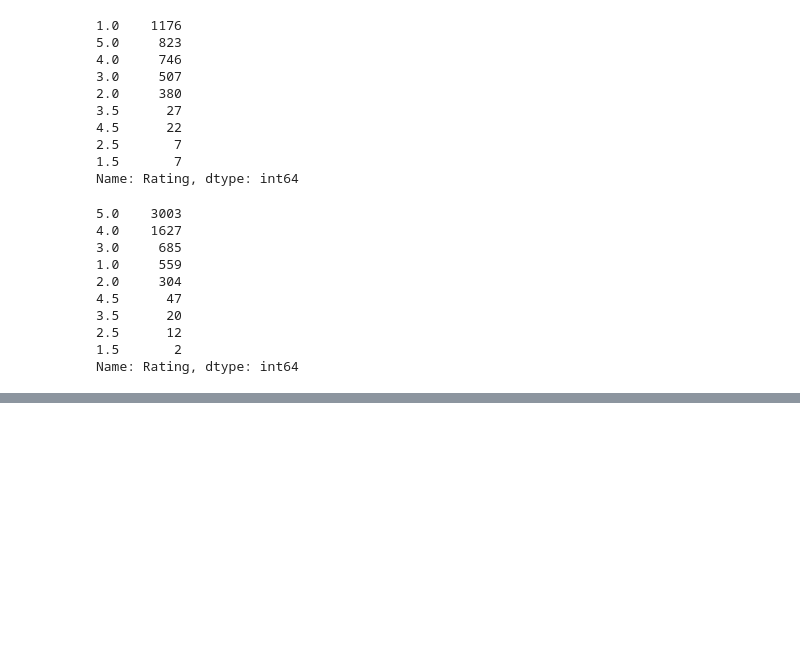
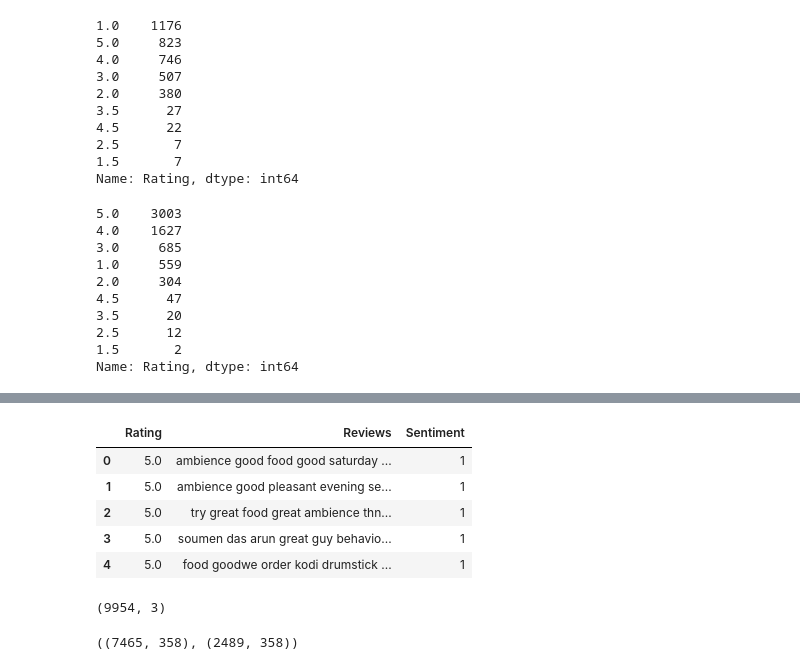
Before and after one commit to VargheseTito/Zomato-Restaurant-Clustering-And-Sentiment-Analysis, a Jupyter notebook: ZOMATO_RESTAURANT_CLUSTERING_AND_SENTIMENT_ANALYSIS_Tito_Varghese.ipynb, the cells around one changed output, grey strips where cells are left out. Drawn from its saved outputs; the diff is of its cells as text; code cells hidden in the pictures; blank space fills up the shorter version.

```diff
--- a/ZOMATO_RESTAURANT_CLUSTERING_AND_SENTIMENT_ANALYSIS_Tito_Varghese.ipynb
+++ b/ZOMATO_RESTAURANT_CLUSTERING_AND_SENTIMENT_ANALYSIS_Tito_Varghese.ipynb
@@ -1470,0 +1503,24 @@ zomato_transformed_reviews_df.head()
+# %%
+#used a function to convert the rating feature into binary values(0 and 1)
+def rating_bin(rating):
+  if rating >=3.5:
+    return 1
+    # positive sentiment
+  else:
+    return 0
+    # negative sentiment
+# %%
+#new feature sentiment created using the raing_bin function
+df_sentiment['Sentiment'] = df_sentiment['Rating'].apply(lambda x:rating_bin(x))
+df_sentiment.head()
+# %% [output]
+|  | Rating | Reviews | Sentiment |
+| 0 | 5.0 | ambience good food good saturday ... | 1 |
+| 1 | 5.0 | ambience good pleasant evening se... | 1 |
+| 2 | 5.0 | try great food great ambience thn... | 1 |
+| 3 | 5.0 | soumen das arun great guy behavio... | 1 |
+| 4 | 5.0 | food goodwe order kodi drumstick ... | 1 |
+# %%
+df_sentiment.shape
+# %% [output]
+(9954, 3)
@@ -1470,0 +1541,5 @@ zomato_transformed_reviews_df.head()
+# %%
+#Determining the shape of our review feature in train and test data
+X_train.shape , X_test.shape
+# %% [output]
+((7465, 358), (2489, 358))
```
Also changed, not shown: parts of 42 cells of this notebook.
